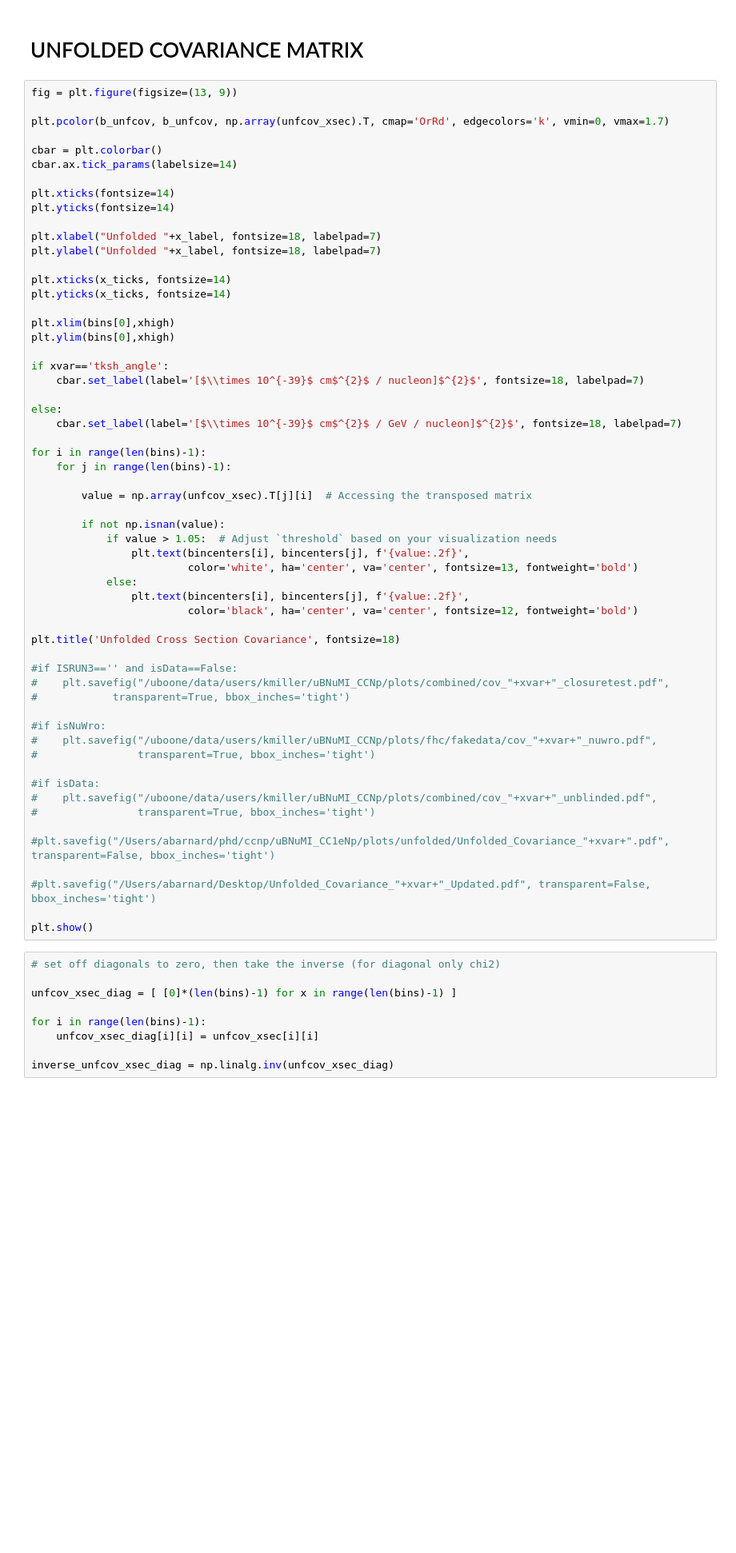
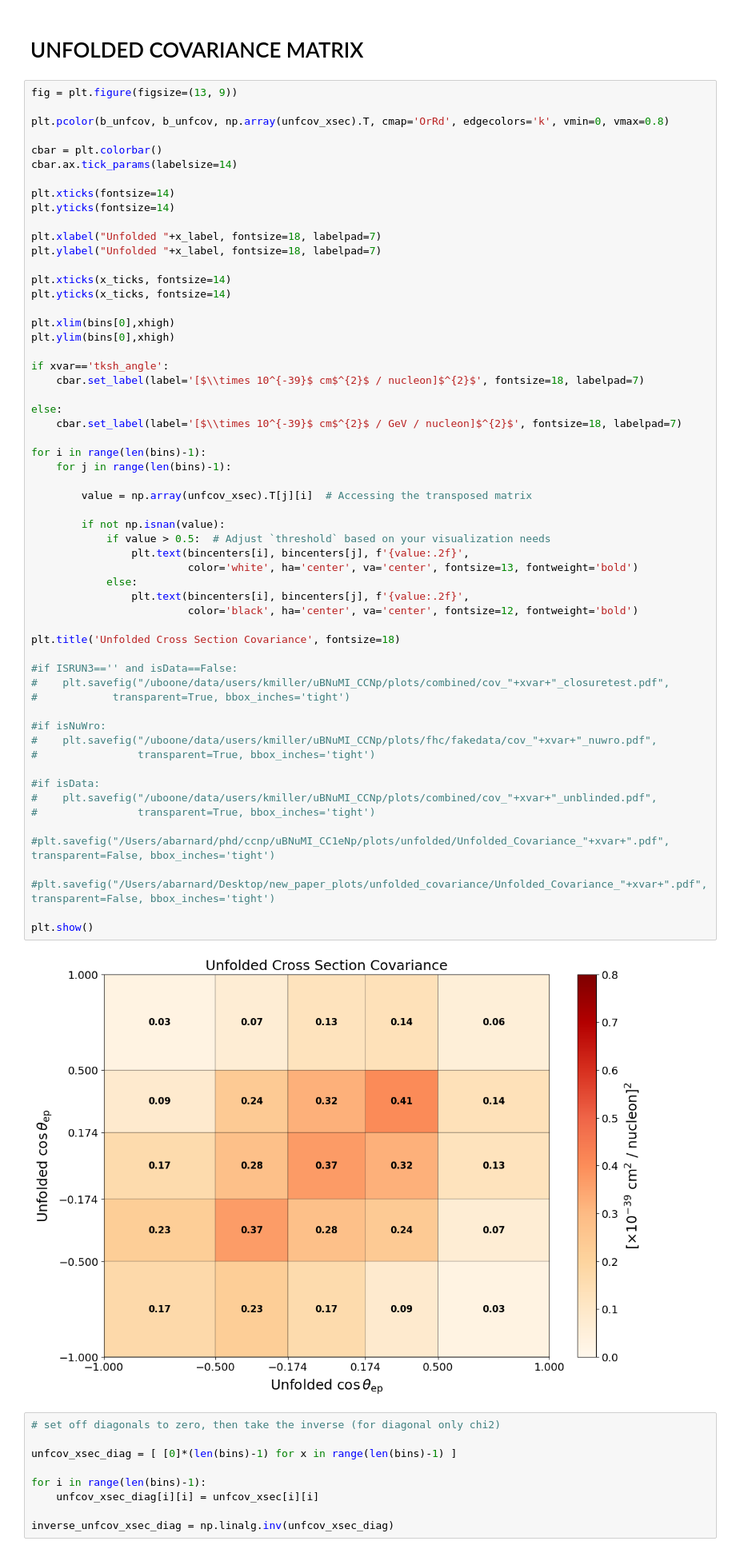
Before and after one commit to abbeybarnard/uB_NuMI_CC_Np, a Jupyter notebook: unfolding.ipynb, the cells around one changed output. Shown at 80% size. Saved outputs shown, nothing was run; the diff lists cells and outputs as text; blank space fills up the shorter version.

```diff
--- a/unfolding.ipynb
+++ b/unfolding.ipynb
@@ -810,7 +878,7 @@ plt.show()
 # %%
 fig = plt.figure(figsize=(13, 9))
 
-plt.pcolor(b_unfcov, b_unfcov, np.array(unfcov_xsec).T, cmap='OrRd', edgecolors='k', vmin=0, vmax=1.7)
+plt.pcolor(b_unfcov, b_unfcov, np.array(unfcov_xsec).T, cmap='OrRd', edgecolors='k', vmin=0, vmax=0.8)
 
 cbar = plt.colorbar()
 cbar.ax.tick_params(labelsize=14)
@@ -836,35 +904,37 @@ else:
 for i in range(len(bins)-1):
     for j in range(len(bins)-1):
 
         value = np.array(unfcov_xsec).T[j][i]  # Accessing the transposed matrix
 
         if not np.isnan(value):
-            if value > 1.05:  # Adjust `threshold` based on your visualization needs
+            if value > 0.5:  # Adjust `threshold` based on your visualization needs
                 plt.text(bincenters[i], bincenters[j], f'{value:.2f}',
                          color='white', ha='center', va='center', fontsize=13, fontweight='bold')
             else:
                 plt.text(bincenters[i], bincenters[j], f'{value:.2f}',
                          color='black', ha='center', va='center', fontsize=12, fontweight='bold')
 
 plt.title('Unfolded Cross Section Covariance', fontsize=18)
 
 #if ISRUN3=='' and isData==False:
 #    plt.savefig("/uboone/data/users/kmiller/uBNuMI_CCNp/plots/combined/cov_"+xvar+"_closuretest.pdf",
 #            transparent=True, bbox_inches='tight')
 
 #if isNuWro:
 #    plt.savefig("/uboone/data/users/kmiller/uBNuMI_CCNp/plots/fhc/fakedata/cov_"+xvar+"_nuwro.pdf",
 #                transparent=True, bbox_inches='tight')
 
 #if isData:
 #    plt.savefig("/uboone/data/users/kmiller/uBNuMI_CCNp/plots/combined/cov_"+xvar+"_unblinded.pdf",
 #                transparent=True, bbox_inches='tight')
 
 #plt.savefig("/Users/abarnard/phd/ccnp/uBNuMI_CC1eNp/plots/unfolded/Unfolded_Covariance_"+xvar+".pdf", transparent=False, bbox_inches='tight')
 
-#plt.savefig("/Users/abarnard/Desktop/Unfolded_Covariance_"+xvar+"_Updated.pdf", transparent=False, bbox_inches='tight')
+#plt.savefig("/Users/abarnard/Desktop/new_paper_plots/unfolded_covariance/Unfolded_Covariance_"+xvar+".pdf", transparent=False, bbox_inches='tight')
 
 plt.show()
+# %% [output]
+[figure, added]
 # %%
 # set off diagonals to zero, then take the inverse (for diagonal only chi2)
 
```
Also changed, not shown: parts of 33 cells of this notebook, 16 other files.
